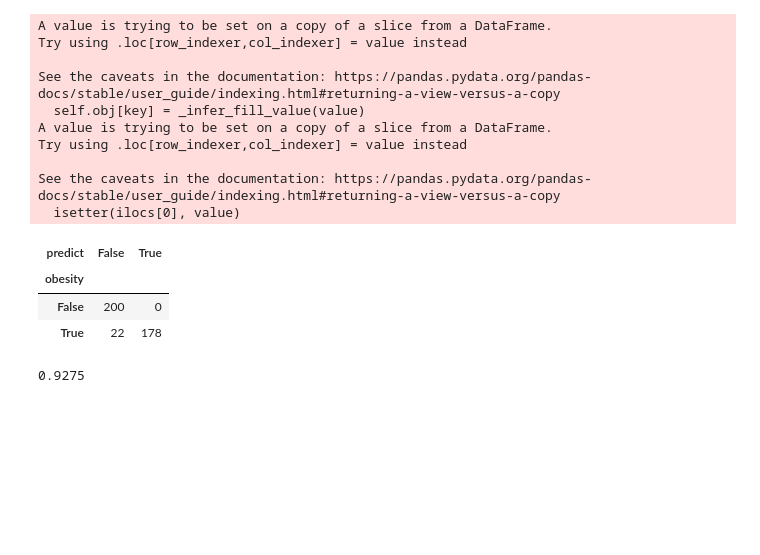
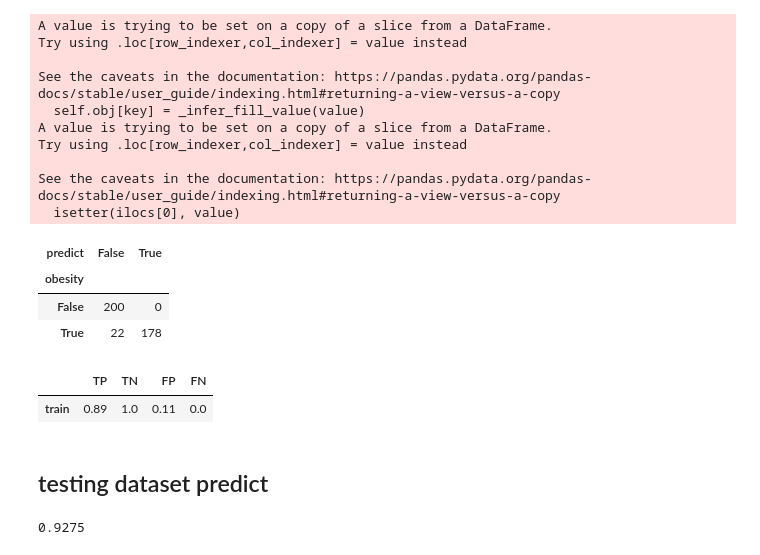
Before and after one commit to devilheaven/Digital-Medicine-Case-1, a Jupyter notebook: code/version3.ipynb, the cells around one changed output. Drawn from its saved outputs; the diff is of its cells as text; code cells hidden in the pictures; blank space fills up the shorter version.

```diff
--- a/code/version3.ipynb
+++ b/code/version3.ipynb
@@ -386,6 +390,19 @@ See the caveats in the documentation: https://pandas.pydata.org/pandas-docs/stab
 | obesity |  |  |
 | False | 200 | 0 |
 | True | 22 | 178 |
+# %%
+df_tmp = pd.crosstab(df_predict['file_type'], df_predict['predict'], rownames=['obesity'], colnames=['predict'])
+df_score = pd.DataFrame()
+df_score.loc['train','TP'] = df_tmp.iloc[1,1]/(df_tmp.iloc[1,1]+df_tmp.iloc[1,0])
+df_score.loc['train','TN'] = df_tmp.iloc[0,0]/(df_tmp.iloc[0,1]+df_tmp.iloc[0,0])
+df_score.loc['train','FP'] = df_tmp.iloc[1,0]/(df_tmp.iloc[1,1]+df_tmp.iloc[1,0])
+df_score.loc['train','FN'] = df_tmp.iloc[0,1]/(df_tmp.iloc[0,1]+df_tmp.iloc[0,0])
+df_score
+# %% [output]
+|  | TP | TN | FP | FN |
+| train | 0.89 | 1.0 | 0.11 | 0.0 |
+# %% [markdown]
+## testing dataset predict
 # %%
 model.score(df_test.iloc[:,2:],df_test.iloc[:,0].apply(lambda x : 'True' if x else 'False'))
 # %% [output]
```
Also changed, not shown: parts of 14 cells of this notebook, 3 other files.
